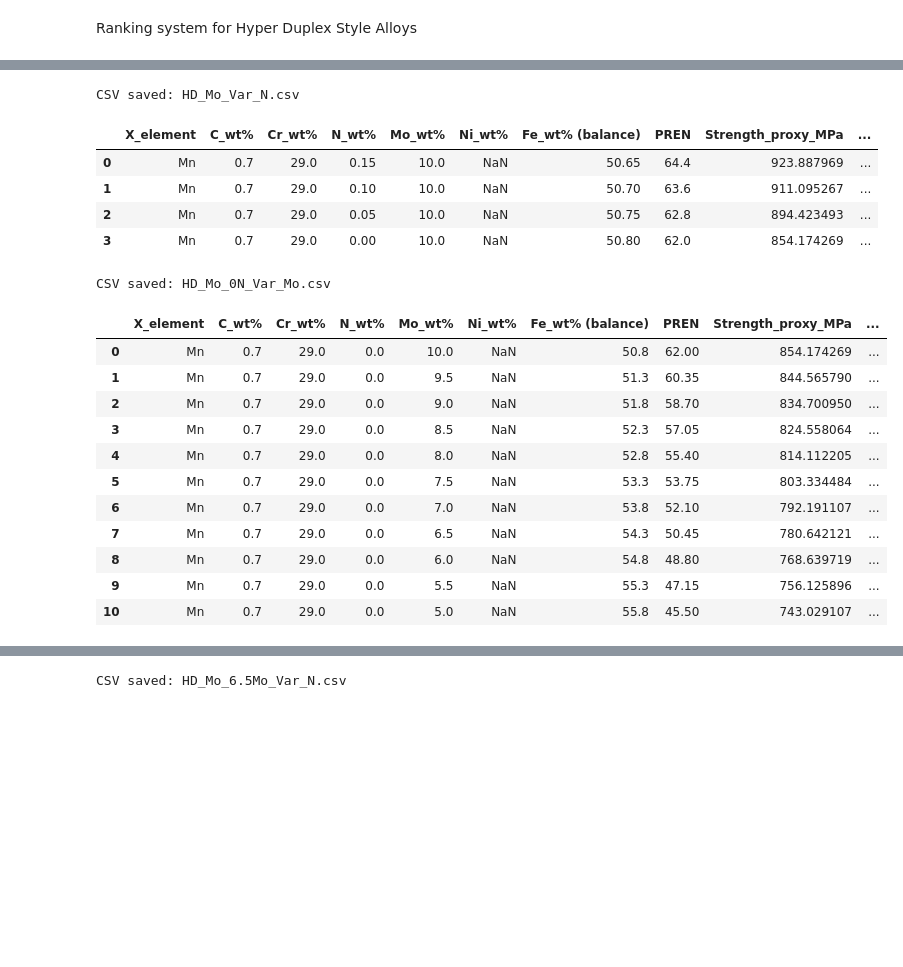
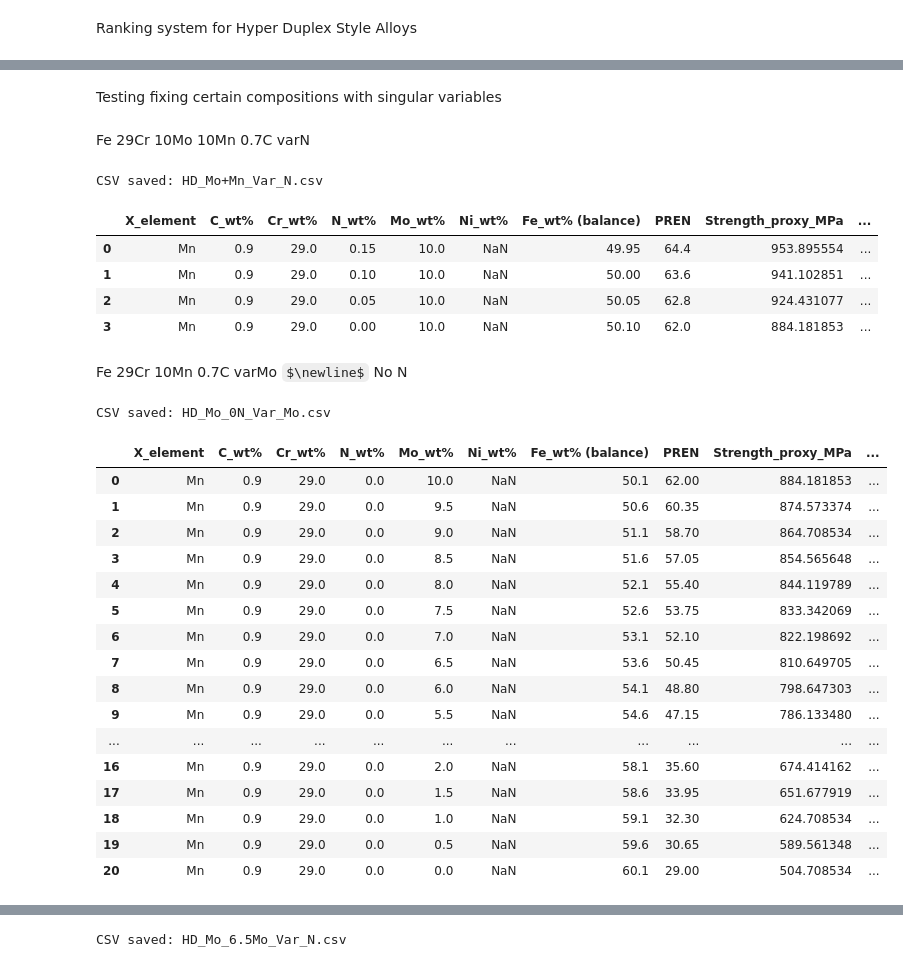
Before and after one commit to Thomas-J-Fish/II_Materials, a Jupyter notebook: AlloyDesign/Alloy_Screening/Ranking_Hyper_Duplex/Ranking_HyperDuplex1.ipynb, the cells around one changed output, grey strips where cells are left out. Saved outputs shown, nothing was run; the diff lists cells and outputs as text; code cells hidden in the pictures; some formulas as TeX source; blank space fills up the shorter version.

```diff
--- a/AlloyDesign/Alloy_Screening/Ranking_Hyper_Duplex/Ranking_HyperDuplex1.ipynb
+++ b/AlloyDesign/Alloy_Screening/Ranking_Hyper_Duplex/Ranking_HyperDuplex1.ipynb
@@ -11,8 +11,8 @@ import matplotlib.pyplot as plt
 # Mo Standard
 Cr_values  = [27.0, 27.5, 28.0, 28.5, 29.0]
 N_values   = [0.00, 0.05, 0.10, 0.15]
-C_values = [0.01, 0.02, 0.03, 0.04, 0.05, 0.06, 0.07, 0.08, 0.09, 0.10, 0.30, 0.50, 0.70]
-Mo_values = [5.0, 5.5, 6.0, 6.5, 7.0, 7.5, 8.0, 8.5, 9.0, 9.5, 10.0]
+C_values = [0.01, 0.02, 0.03, 0.04, 0.05, 0.06, 0.07, 0.08, 0.09, 0.10, 0.30, 0.50, 0.70, 0.80, 0.90, 1.00]
+Mo_values = [0.0, 0.5, 1.0, 1.5, 2.0, 2.5, 3.0, 3.5, 4.0, 4.5, 5.0, 5.5, 6.0, 6.5, 7.0, 7.5, 8.0, 8.5, 9.0, 9.5, 10.0]
 
 X_values   = [0.0, 0.5, 1.0, 1.5, 2.0, 2.5, 3.0, 3.5, 4.0, 4.5, 5.0, 5.5, 6.0, 6.5, 7.0, 7.5, 8.0, 8.5, 9.0, 9.5, 10.0]
 # %%
@@ -139,62 +139,69 @@ CSV saved: HD_Mo_Ranking.csv
+# %% [markdown]
+Testing fixing certain compositions with singular variables
+# %% [markdown]
+Fe 29Cr 10Mo 10Mn 0.7C varN
 # %%
-# --- filtering mask (robust to float rounding) ---
 mask = (
     (df["X_element"] == "Mn") &
-    np.isclose(df["C_wt%"], 0.70) &
+    np.isclose(df["C_wt%"], 0.90) &
     np.isclose(df["Cr_wt%"], 29.0) &
     np.isclose(df["Mo_wt%"], 10) &
-    np.isclose(df["Mn_wt%"], 9.5)
-    # N_wt% left free to vary; Fe balance will follow from composition
+    np.isclose(df["Mn_wt%"], 10)
 )
 
-# --- apply filter, (re)compute score, sort, show ---
 df_fixed = df.loc[mask].copy()
 df_fixed["Score"] = df_fixed["PREN"] + df_fixed["Strength_proxy_MPa"] / 100.0
 df_ranked = df_fixed.sort_values(by="Score", ascending=False).reset_index(drop=True)
 
-csv_path3 = "HD_Mo_Var_N.csv"
+csv_path3 = "HD_Mo+Mn_Var_N.csv"
 df_ranked.to_csv(csv_path3, index=False)
 print(f"CSV saved: {csv_path3}")
-df_ranked.head(20)
+df_ranked.head(21)
 # %% [output]
-CSV saved: HD_Mo_Var_N.csv
+CSV saved: HD_Mo+Mn_Var_N.csv
 |  | X_element | C_wt% | Cr_wt% | N_wt% | Mo_wt% | Ni_wt% | Fe_wt% (balance) | PREN | Strength_proxy_MPa | ... |
-| 0 | Mn | 0.7 | 29.0 | 0.15 | 10.0 | NaN | 50.65 | 64.4 | 923.887969 | ... |
-| 1 | Mn | 0.7 | 29.0 | 0.10 | 10.0 | NaN | 50.70 | 63.6 | 911.095267 | ... |
-| 2 | Mn | 0.7 | 29.0 | 0.05 | 10.0 | NaN | 50.75 | 62.8 | 894.423493 | ... |
-| 3 | Mn | 0.7 | 29.0 | 0.00 | 10.0 | NaN | 50.80 | 62.0 | 854.174269 | ... |
+| 0 | Mn | 0.9 | 29.0 | 0.15 | 10.0 | NaN | 49.95 | 64.4 | 953.895554 | ... |
+| 1 | Mn | 0.9 | 29.0 | 0.10 | 10.0 | NaN | 50.00 | 63.6 | 941.102851 | ... |
+| 2 | Mn | 0.9 | 29.0 | 0.05 | 10.0 | NaN | 50.05 | 62.8 | 924.431077 | ... |
+| 3 | Mn | 0.9 | 29.0 | 0.00 | 10.0 | NaN | 50.10 | 62.0 | 884.181853 | ... |
+# %% [markdown]
+Fe 29Cr 10Mn 0.7C varMo
+$\newline$
+No N
 # %%
-import numpy as np
-
-# --- filter: fixed C, Cr, Mn; N = 0; Mo between 5.0 and 10.5 ---
 mask = (
     (df["X_element"] == "Mn") &
-    np.isclose(df["C_wt%"], 0.70) &
+    np.isclose(df["C_wt%"], 0.90) &
     np.isclose(df["Cr_wt%"], 29.0) &
-    np.isclose(df["Mn_wt%"], 9.5) &
+    np.isclose(df["Mn_wt%"], 10) &
     np.isclose(df["N_wt%"], 0.0) &
-    df["Mo_wt%"].between(5.0, 10.0)
+    df["Mo_wt%"].between(0.0, 10.0)
 )
 
-df_mo_sweep = df.loc[mask].copy()
-df_mo_sweep["Score"] = df_mo_sweep["PREN"] + df_mo_sweep["Strength_proxy_MPa"] / 100.0
-df_mo_sweep = df_mo_sweep.sort_values(by="Score", ascending=False).reset_index(drop=True)
+df_mo_sweep2 = df.loc[mask].copy()
+df_mo_sweep2["Score"] = df_mo_sweep2["PREN"] + df_mo_sweep2["Strength_proxy_MPa"] / 100.0
+df_mo_sweep2 = df_mo_sweep2.sort_values(by="Score", ascending=False).reset_index(drop=True)
 
 csv_path4 = "HD_Mo_0N_Var_Mo.csv"
-df_mo_sweep.to_csv(csv_path4, index=False)
+df_mo_sweep2.to_csv(csv_path4, index=False)
 print(f"CSV saved: {csv_path4}")
-df_mo_sweep.head(20)
+df_mo_sweep2.head(21)
 # %% [output]
 CSV saved: HD_Mo_0N_Var_Mo.csv
 |  | X_element | C_wt% | Cr_wt% | N_wt% | Mo_wt% | Ni_wt% | Fe_wt% (balance) | PREN | Strength_proxy_MPa | ... |
-| 0 | Mn | 0.7 | 29.0 | 0.0 | 10.0 | NaN | 50.8 | 62.00 | 854.174269 | ... |
-| 1 | Mn | 0.7 | 29.0 | 0.0 | 9.5 | NaN | 51.3 | 60.35 | 844.565790 | ... |
-| 2 | Mn | 0.7 | 29.0 | 0.0 | 9.0 | NaN | 51.8 | 58.70 | 834.700950 | ... |
-| 3 | Mn | 0.7 | 29.0 | 0.0 | 8.5 | NaN | 52.3 | 57.05 | 824.558064 | ... |
-| 4 | Mn | 0.7 | 29.0 | 0.0 | 8.0 | NaN | 52.8 | 55.40 | 814.112205 | ... |
-| 5 | Mn | 0.7 | 29.0 | 0.0 | 7.5 | NaN | 53.3 | 53.75 | 803.334484 | ... |
-| 6 | Mn | 0.7 | 29.0 | 0.0 | 7.0 | NaN | 53.8 | 52.10 | 792.191107 | ... |
-| 7 | Mn | 0.7 | 29.0 | 0.0 | 6.5 | NaN | 54.3 | 50.45 | 780.642121 | ... |
-| 8 | Mn | 0.7 | 29.0 | 0.0 | 6.0 | NaN | 54.8 | 48.80 | 768.639719 | ... |
-| 9 | Mn | 0.7 | 29.0 | 0.0 | 5.5 | NaN | 55.3 | 47.15 | 756.125896 | ... |
-| 10 | Mn | 0.7 | 29.0 | 0.0 | 5.0 | NaN | 55.8 | 45.50 | 743.029107 | ... |
+| 0 | Mn | 0.9 | 29.0 | 0.0 | 10.0 | NaN | 50.1 | 62.00 | 884.181853 | ... |
+| 1 | Mn | 0.9 | 29.0 | 0.0 | 9.5 | NaN | 50.6 | 60.35 | 874.573374 | ... |
+| 2 | Mn | 0.9 | 29.0 | 0.0 | 9.0 | NaN | 51.1 | 58.70 | 864.708534 | ... |
+| 3 | Mn | 0.9 | 29.0 | 0.0 | 8.5 | NaN | 51.6 | 57.05 | 854.565648 | ... |
+| 4 | Mn | 0.9 | 29.0 | 0.0 | 8.0 | NaN | 52.1 | 55.40 | 844.119789 | ... |
+| 5 | Mn | 0.9 | 29.0 | 0.0 | 7.5 | NaN | 52.6 | 53.75 | 833.342069 | ... |
+| 6 | Mn | 0.9 | 29.0 | 0.0 | 7.0 | NaN | 53.1 | 52.10 | 822.198692 | ... |
+| 7 | Mn | 0.9 | 29.0 | 0.0 | 6.5 | NaN | 53.6 | 50.45 | 810.649705 | ... |
+| 8 | Mn | 0.9 | 29.0 | 0.0 | 6.0 | NaN | 54.1 | 48.80 | 798.647303 | ... |
+| 9 | Mn | 0.9 | 29.0 | 0.0 | 5.5 | NaN | 54.6 | 47.15 | 786.133480 | ... |
+| ... | ... | ... | ... | ... | ... | ... | ... | ... | ... | ... |
+| 16 | Mn | 0.9 | 29.0 | 0.0 | 2.0 | NaN | 58.1 | 35.60 | 674.414162 | ... |
+| 17 | Mn | 0.9 | 29.0 | 0.0 | 1.5 | NaN | 58.6 | 33.95 | 651.677919 | ... |
+| 18 | Mn | 0.9 | 29.0 | 0.0 | 1.0 | NaN | 59.1 | 32.30 | 624.708534 | ... |
+| 19 | Mn | 0.9 | 29.0 | 0.0 | 0.5 | NaN | 59.6 | 30.65 | 589.561348 | ... |
+| 20 | Mn | 0.9 | 29.0 | 0.0 | 0.0 | NaN | 60.1 | 29.00 | 504.708534 | ... |
```
Also changed, not shown: parts of 9 cells of this notebook, 10 other files.
